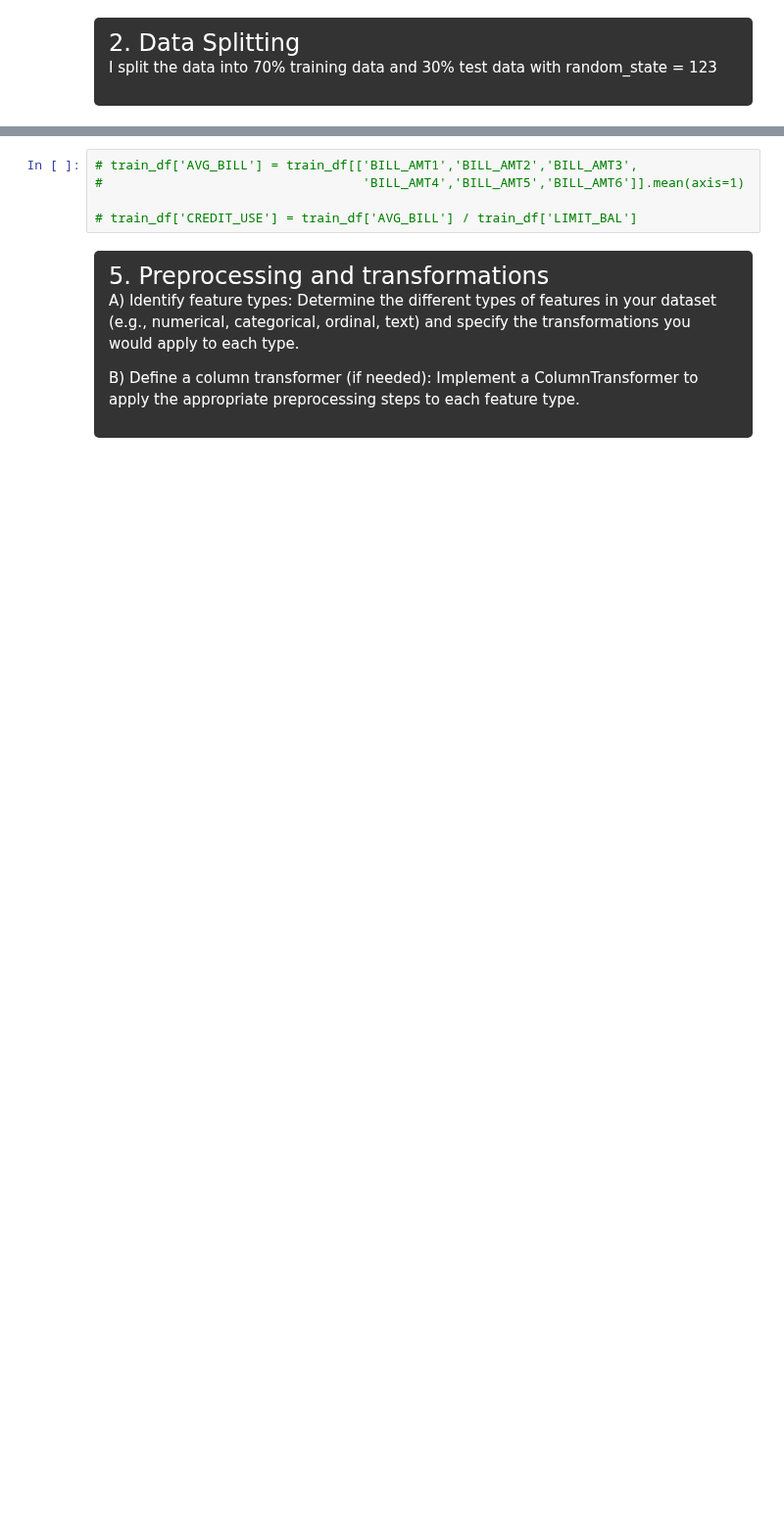
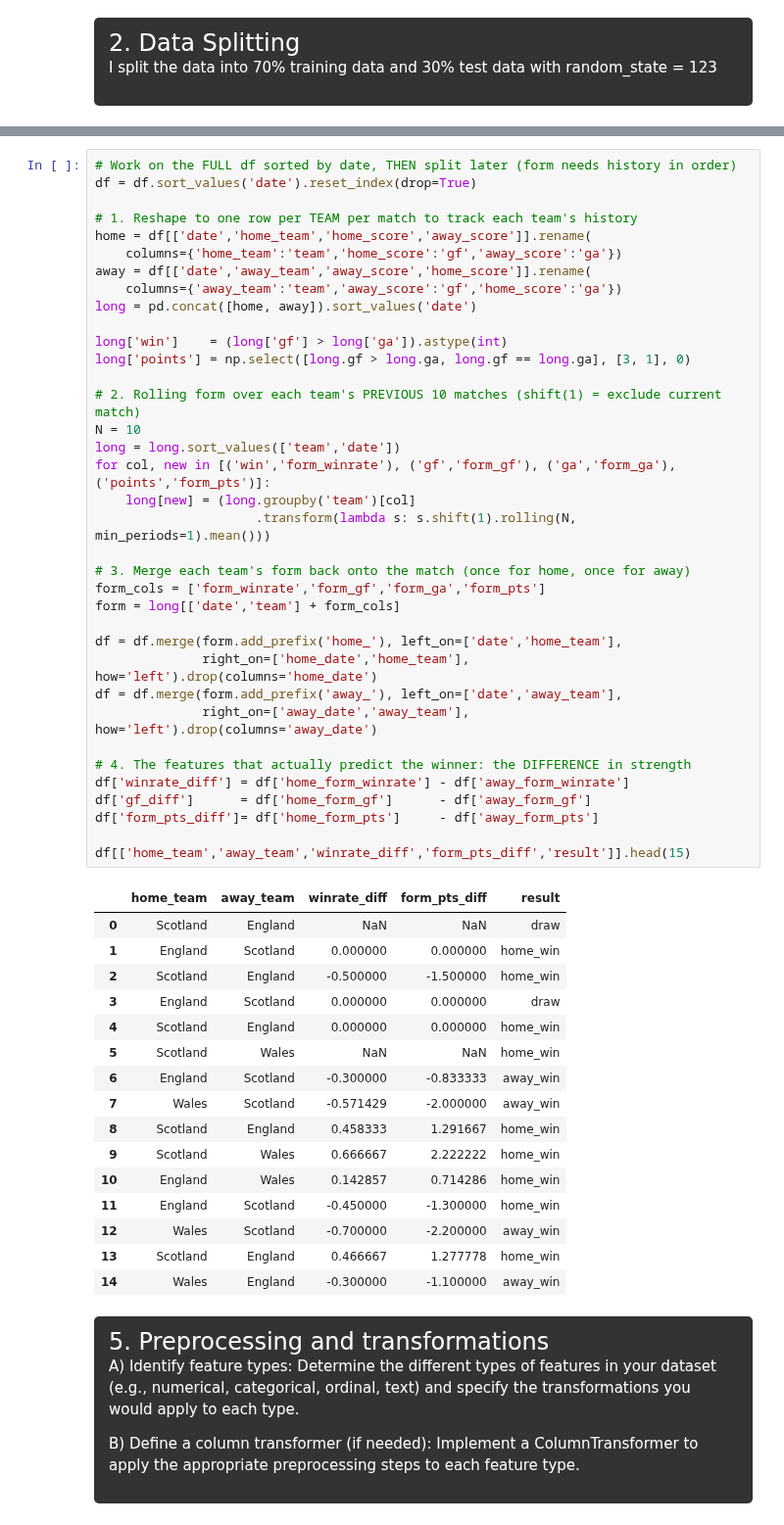
Before and after one commit to sabrinayuan07-cloud/World-Cup-2026-Predictor, a Jupyter notebook: world_cup_predictor.ipynb, the cells around one changed output, grey strips where cells are left out. Shown at 98% size. Cells and saved outputs as stored; diff of their text form; blank space fills up the shorter version.

```diff
--- a/world_cup_predictor.ipynb
+++ b/world_cup_predictor.ipynb
@@ -140,10 +192,58 @@ Create new features that are relevant to the problem and use this updated featur
 
 </div>
 # %%
-# train_df['AVG_BILL'] = train_df[['BILL_AMT1','BILL_AMT2','BILL_AMT3',
-#                                  'BILL_AMT4','BILL_AMT5','BILL_AMT6']].mean(axis=1)
+# Work on the FULL df sorted by date, THEN split later (form needs history in order)
+df = df.sort_values('date').reset_index(drop=True)
 
-# train_df['CREDIT_USE'] = train_df['AVG_BILL'] / train_df['LIMIT_BAL']
+# 1. Reshape to one row per TEAM per match to track each team's history
+home = df[['date','home_team','home_score','away_score']].rename(
+    columns={'home_team':'team','home_score':'gf','away_score':'ga'})
+away = df[['date','away_team','away_score','home_score']].rename(
+    columns={'away_team':'team','away_score':'gf','home_score':'ga'})
+long = pd.concat([home, away]).sort_values('date')
+
+long['win']    = (long['gf'] > long['ga']).astype(int)
+long['points'] = np.select([long.gf > long.ga, long.gf == long.ga], [3, 1], 0)
+
+# 2. Rolling form over each team's PREVIOUS 10 matches (shift(1) = exclude current match)
+N = 10
+long = long.sort_values(['team','date'])
+for col, new in [('win','form_winrate'), ('gf','form_gf'), ('ga','form_ga'), ('points','form_pts')]:
+    long[new] = (long.groupby('team')[col]
+                     .transform(lambda s: s.shift(1).rolling(N, min_periods=1).mean()))
+
+# 3. Merge each team's form back onto the match (once for home, once for away)
+form_cols = ['form_winrate','form_gf','form_ga','form_pts']
+form = long[['date','team'] + form_cols]
+
+df = df.merge(form.add_prefix('home_'), left_on=['date','home_team'],
+              right_on=['home_date','home_team'], how='left').drop(columns='home_date')
+df = df.merge(form.add_prefix('away_'), left_on=['date','away_team'],
+              right_on=['away_date','away_team'], how='left').drop(columns='away_date')
+
+# 4. The features that actually predict the winner: the DIFFERENCE in strength
+df['winrate_diff'] = df['home_form_winrate'] - df['away_form_winrate']
+df['gf_diff']      = df['home_form_gf']      - df['away_form_gf']
+df['form_pts_diff']= df['home_form_pts']     - df['away_form_pts']
+
+df[['home_team','away_team','winrate_diff','form_pts_diff','result']].head(15)
+# %% [output]
+|  | home_team | away_team | winrate_diff | form_pts_diff | result |
+| 0 | Scotland | England | NaN | NaN | draw |
+| 1 | England | Scotland | 0.000000 | 0.000000 | home_win |
+| 2 | Scotland | England | -0.500000 | -1.500000 | home_win |
+| 3 | England | Scotland | 0.000000 | 0.000000 | draw |
+| 4 | Scotland | England | 0.000000 | 0.000000 | home_win |
+| 5 | Scotland | Wales | NaN | NaN | home_win |
+| 6 | England | Scotland | -0.300000 | -0.833333 | away_win |
+| 7 | Wales | Scotland | -0.571429 | -2.000000 | away_win |
+| 8 | Scotland | England | 0.458333 | 1.291667 | home_win |
+| 9 | Scotland | Wales | 0.666667 | 2.222222 | home_win |
+| 10 | England | Wales | 0.142857 | 0.714286 | home_win |
+| 11 | England | Scotland | -0.450000 | -1.300000 | home_win |
+| 12 | Wales | Scotland | -0.700000 | -2.200000 | away_win |
+| 13 | Scotland | England | 0.466667 | 1.277778 | home_win |
+| 14 | Wales | England | -0.300000 | -1.100000 | away_win |
 # %% [markdown]
 <div style="background-color: #333333; color: #FFFFFF; padding: 15px; border-radius: 5px;">
 <span style="font-size: 24px;">5. Preprocessing and transformations</span>
```
Also changed, not shown: parts of 19 cells of this notebook, 1 other file.
